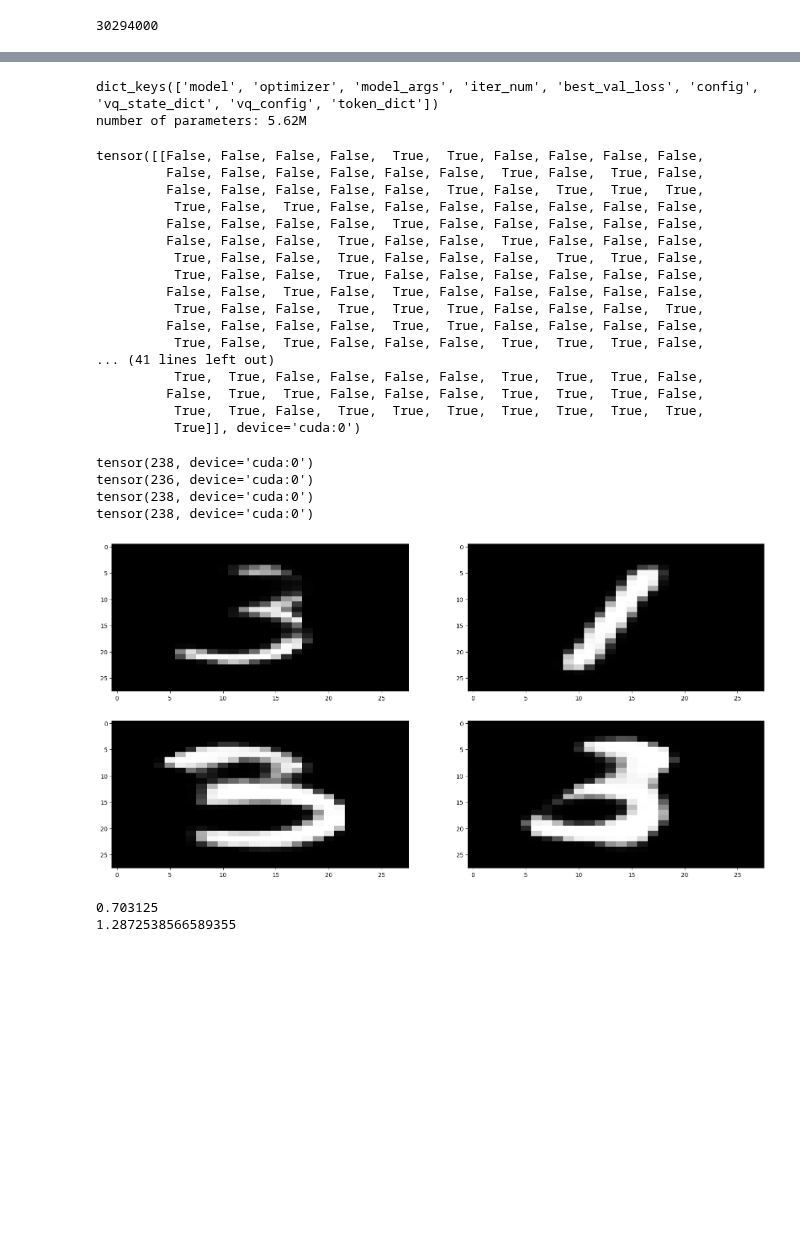
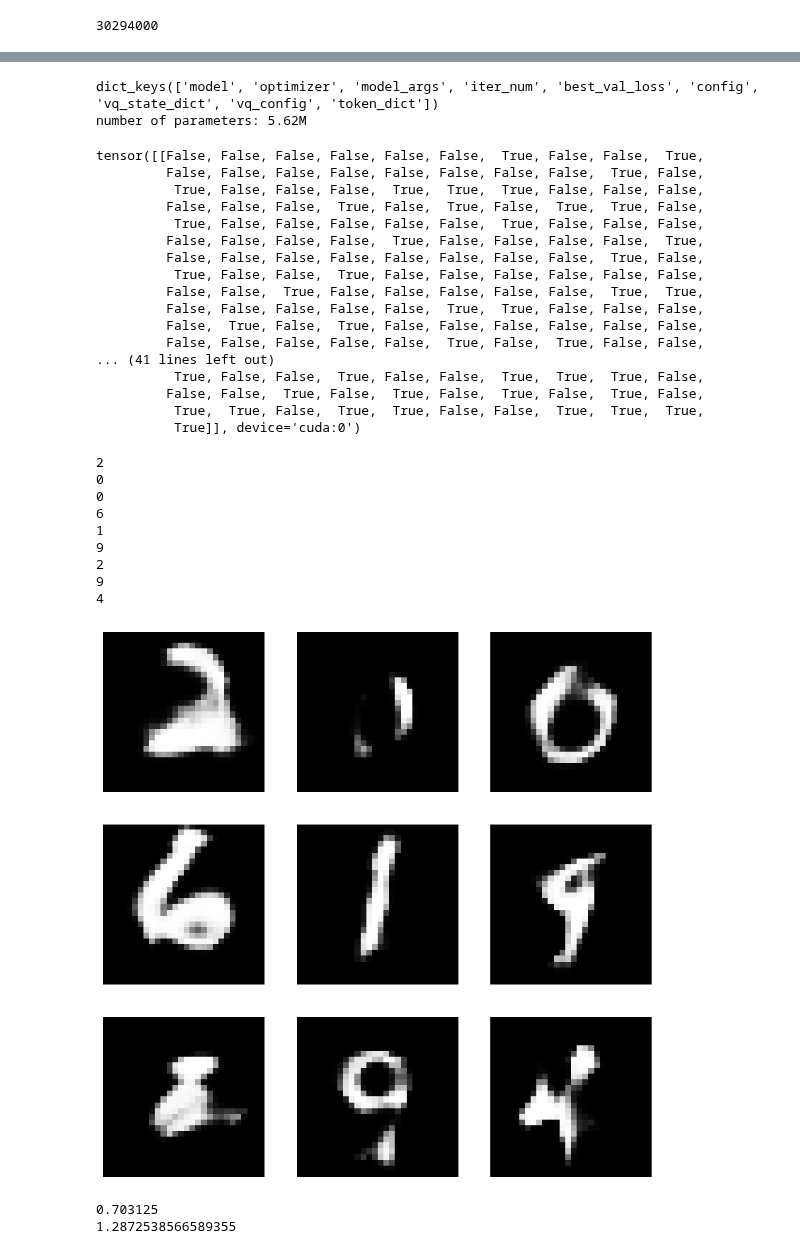
Before and after one commit to nef-gpt/adl4cv, a Jupyter notebook: naive_tokenized_approach.ipynb, the cells around one changed output, grey strips where cells are left out. Drawn from its saved outputs; the diff is of its cells as text; code cells hidden in the pictures; blank space fills up the shorter version.

```diff
--- a/naive_tokenized_approach.ipynb
+++ b/naive_tokenized_approach.ipynb
@@ -210,7 +220,7 @@ import torch
 from networks.nano_gpt import GPT
 from utils import get_default_device
 
-model_dict = torch.load("./models/token_transformer/N_ALL_5M_LARGE_GOOD.pth")
+model_dict = torch.load("./models/token_transformer/proper_tokens.pt")
 # Configuration
 print(model_dict.keys())
 idx = 3
@@ -238,30 +248,38 @@ pred.argmax(dim=-1)==Y
 # %% [output]
 dict_keys(['model', 'optimizer', 'model_args', 'iter_num', 'best_val_loss', 'config', 'vq_state_dict', 'vq_config', 'token_dict'])
 number of parameters: 5.62M
-tensor([[False, False, False, False,  True,  True, False, False, False, False,
-         False, False, False, False, False, False,  True, False,  True, False,
-         False, False, False, False, False,  True, False,  True,  True,  True,
-          True, False,  True, False, False, False, False, False, False, False,
-         False, False, False, False,  True, False, False, False, False, False,
-         False, False, False,  True, False, False,  True, False, False, False,
-          True, False, False,  True, False, False, False,  True,  True, False,
+tensor([[False, False, False, False, False, False,  True, False, False,  True,
+         False, False, False, False, False, False, False, False,  True, False,
+          True, False, False, False,  True,  True,  True, False, False, False,
+         False, False, False,  True, False,  True, False,  True,  True, False,
+          True, False, False, False, False, False,  True, False, False, False,
+         False, False, False, False,  True, False, False, False, False,  True,
+         False, False, False, False, False, False, False, False,  True, False,
           True, False, False,  True, False, False, False, False, False, False,
-         False, False,  True, False,  True, False, False, False, False, False,
-          True, False, False,  True,  True,  True, False, False, False,  True,
-         False, False, False, False,  True,  True, False, False, False, False,
-          True, False,  True, False, False, False,  True,  True,  True, False,
+         False, False,  True, False, False, False, False, False,  True,  True,
+         False, False, False, False, False,  True,  True, False, False, False,
+         False,  True, False,  True, False, False, False, False, False, False,
+         False, False, False, False, False,  True, False,  True, False, False,
 ... (41 lines left out)
-          True,  True, False, False, False, False,  True,  True,  True, False,
-         False,  True,  True, False, False, False,  True,  True,  True, False,
-          True,  True, False,  True,  True,  True,  True,  True,  True,  True,
+          True, False, False,  True, False, False,  True,  True,  True, False,
+         False, False,  True, False,  True, False,  True, False,  True, False,
+          True,  True, False,  True,  True, False, False,  True,  True,  True,
           True]], device='cuda:0')
 # %%
+from random import randint
 from animation.util import backtransform_weights, reconstruct_image
 from networks.mlp_models import MLP3D
 
-ij_len = 2
+ij_len = 3
 # Plotting the tensors as heatmaps in grayscale
-fig, axes = plt.subplots(ij_len, ij_len, figsize=(20, 10))
+plt.style.use("dark_background")
+fig, axes = plt.subplots(ij_len, ij_len, figsize=(10, 10))
+
+fig.patch.set_alpha(0)
+
+for ax in axes.flat:
+    ax.patch.set_facecolor("none")
+    ax.patch.set_alpha(0)
 
 
 kwargs = {
@@ -273,40 +291,51 @@ for i in range(ij_len):
     for j in range(ij_len):
 
         model.eval()
-        novel_tokens = model.generate(torch.Tensor([[token_dict["SOS"]]]).long().to(device="cuda"), dataset[0][0].shape[0] + 1, temperature=0.8, top_k=3)[:, 1:]
+        number = str(randint(0, 9))
+        novel_tokens = model.generate(torch.Tensor([[token_dict["SOS"], token_dict[number]]]).long().to(device="cuda"), dataset[0][0].shape[0], temperature=1, top_k=None)[:, 1:]
 
-        print(novel_tokens[0][0])
+        print(number)
         novel_tokens = novel_tokens[:, 1:].unsqueeze(-1).to("cpu")
 
 
         max_similarity = 0
         """
         for data in dataset:
             similarity = (data[0].to(device)==noxmarty/resnet-tiny-mnist
                 max_similarity = similarity
         """
         #print(f"Maximum Similarity of picture (i, j) {(i, j)}: {max_similarity}")
 
         novel_weights= vq.get_codes_from_indices((novel_tokens))
 
         dataset_no_transform = MnistNeFDataset(os.path.join(data_root, "datasets", "mnist-nerfs"), **kwargs)
         original_dict = dataset_no_transform[0][0]
 
         reconstructed_dict = backtransform_weights(novel_weights, original_dict["state_dict"])
 
         mlp3d = MLP3D(**original_dict["model_config"])
         mlp3d.load_state_dict(reconstructed_dict)
         reconstructed_tensor = reconstruct_image(mlp3d)
 
         axes[i][j].imshow(reconstructed_tensor, cmap='gray', aspect='auto')
+        axes[i][j].set_title(number)
+        axes[i][j].axis("off")
+
+fig.patch.set_alpha(0)
+
 
 plt.show()
 # %% [output]
-tensor(238, device='cuda:0')
-tensor(236, device='cuda:0')
-tensor(238, device='cuda:0')
-tensor(238, device='cuda:0')
+2
+0
+0
+6
+1
+9
+2
+9
+4
-[figure, old version]
+[figure, new version]
 # %%
 from training.mnist_classifier_score import compute_mnist_score
 acc, loss= compute_mnist_score(model, vq, "cuda", token_dict)
```
Also changed, not shown: parts of 7 cells of this notebook, 5 other files.
